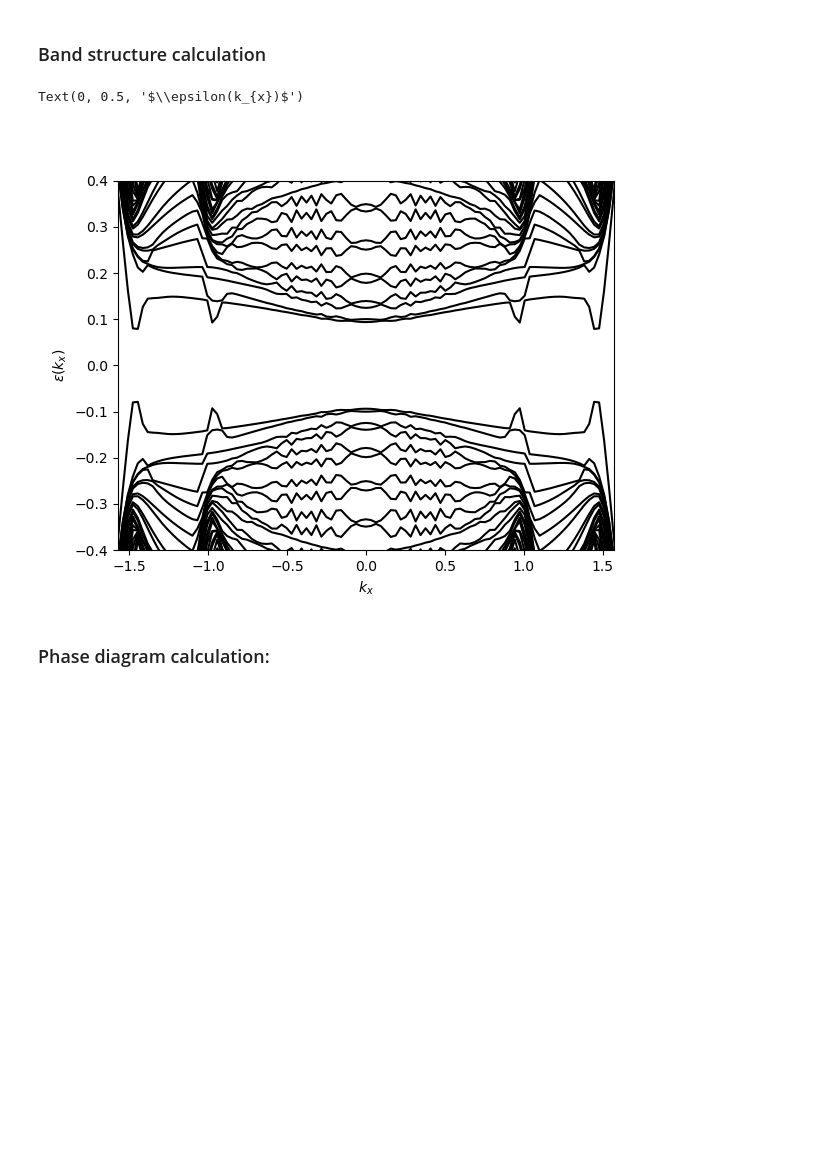
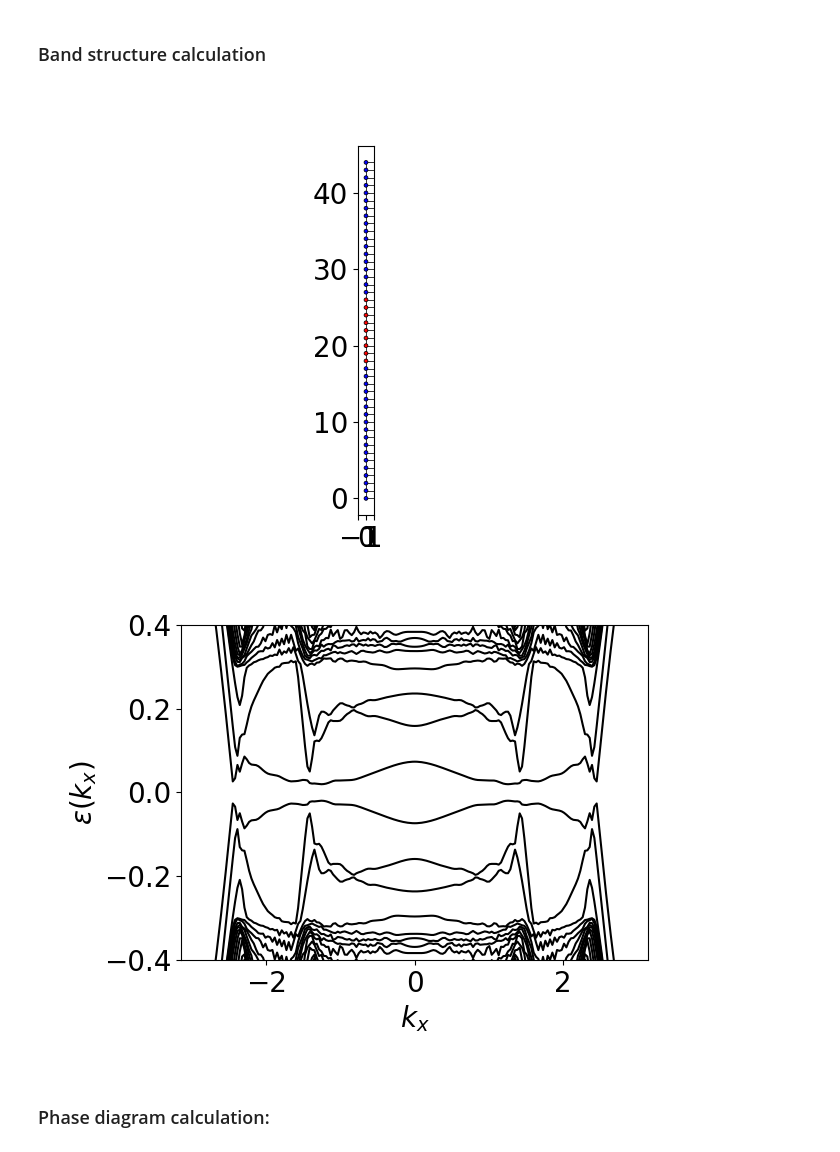
Before and after one commit to krishtoffel99/Josephson-Investigations-Old, a Jupyter notebook: Josephson effect and Supercurrents/Rashba2DEGJunction/RashbaJunction_band_structures.ipynb, the cells around one changed output. Drawn from its saved outputs; the diff is of its cells as text; code cells hidden in the pictures; blank space fills up the shorter version.

Commit message:
Updates: Band Structures, Phase Diagrams, Bulk Gaps, Created Save session folder

```diff
--- a/Josephson effect and Supercurrents/Rashba2DEGJunction/RashbaJunction_band_structures.ipynb
+++ b/Josephson effect and Supercurrents/Rashba2DEGJunction/RashbaJunction_band_structures.ipynb
@@ -27,7 +33,8 @@ class parameters:
     mu : float # Chemical potential
     alpha : float # Rashba coupling
     E_z : float # In plane Zeeman
-    Delta : float # Superconducting gap
+    Deltabottom : float # Superconducting gap in bottom superconductor.
+    Deltatop : float # Superconducting gap in top superconductor.
     phase : float # Phase bias of Josephson junction
     k : float # Boltzmann constant
     T : float # Temperature
@@ -35,17 +42,15 @@ class parameters:
 
 def make_lead(params, plot):
     # Continuum model:
-    hamiltonian_bottom = """ (1/(2*m_eff))*(k_x**2 + k_y**2)*kron(sigma_z , sigma_0) - mu*kron(sigma_z , sigma_0) + 0.5*(m_eff*(alpha**2))*kron(sigma_z, sigma_0)
-    + alpha*k_x*kron(sigma_z , sigma_y) - alpha*k_y*kron(sigma_z , sigma_x) + E_z*kron(sigma_0 , sigma_x) + Delta*kron(sigma_x , sigma_0)"""
+    hamiltonian_bottom = """ (1/(2*m_eff))*(k_x**2 + k_y**2)*kron(sigma_z , sigma_0) - mu*kron(sigma_z , sigma_0) + alpha*k_x*kron(sigma_z , sigma_y) - alpha*k_y*kron(sigma_z , sigma_x) + Deltabottom*kron(sigma_x , sigma_0)"""
 
-    hamiltonian_top = """ (1/(2*m_eff))*(k_x**2 + k_y**2)*kron(sigma_z , sigma_0) - mu*kron(sigma_z , sigma_0) + 0.5*(m_eff*(alpha**2))*kron(sigma_z, sigma_0)
-    + alpha*k_x*kron(sigma_z , sigma_y) - alpha*k_y*kron(sigma_z , sigma_x) + E_z*kron(sigma_0 , sigma_x) + 0.5*Delta*exp1*kron(sigma_x + I*sigma_y , sigma_0)
-    + 0.5*Delta*exp2*kron(sigma_x - I*sigma_y , sigma_0)
-    """
+    hamiltonian_top = """ (1/(2*m_eff))*(k_x**2 + k_y**2)*kron(sigma_z , sigma_0) - mu*kron(sigma_z , sigma_0) + alpha*k_x*kron(sigma_z , sigma_y) - alpha*k_y*kron(sigma_z , sigma_x) + 0.5*Deltatop*exp1*kron(sigma_x + I*sigma_y , sigma_0) + 0.5*Deltatop*exp2*kron(sigma_x - I*sigma_y , sigma_0)"""
 
-    template_sc_top = discretize(hamiltonian_top , locals = {'exp1' : np.exp(1j*params.phase) , 'exp2': np.exp(-1j*params.phase) } ,  grid = params.a )
-    template_sc_bottom = discretize(hamiltonian_bottom , grid = params.a)
-    template_normal = discretize(hamiltonian_bottom , locals =  {'Delta' : 0 , 'E_z' : 0 } , grid = params.a)
+    hamiltonian_normal = """ (1/(2*m_eff))*(k_x**2 + k_y**2)*kron(sigma_z , sigma_0) - mu*kron(sigma_z , sigma_0) + alpha*k_x*kron(sigma_z , sigma_y) - alpha*k_y*kron(sigma_z , sigma_x) + E_z*kron(sigma_0 , sigma_x) """
+
+    template_sc_top = discretize(hamiltonian_top , locals = {'exp1' : np.exp(1j*params.phase) , 'exp2': np.exp(-1j*params.phase)} ,  grid = params.a )
+    template_sc_bottom = discretize(hamiltonian_bottom ,  grid = params.a)
+    template_normal = discretize(hamiltonian_normal , grid = params.a)
 
     lead = kwant.Builder(kwant.TranslationalSymmetry((-params.a , 0)))
 
@@ -61,40 +66,41 @@ def make_lead(params, plot):
 
     def normal_region(site):
         (x , y) = site.pos
         return ((half_L_y - half_w)< y < (half_L_y + half_w))
 
     def bottom_super_region(site):
         (x , y) = site.pos
         return (0 <=y <= (half_L_y - half_w))
 
     def top_super_region(site):
         (x , y) = site.pos
         return ((half_L_y + half_w)  <= y < params.L_y)
 
     lead.fill(template_sc_bottom , bottom_super_region , (0 , 0) )
     lead.fill(template_normal , normal_region , (0 , (half_L_y - half_w) + 1))
     lead.fill(template_sc_top , top_super_region , (0 , (half_L_y + half_w)))
 
     if plot == True:
         kwant.plot(lead , site_lw = 0.1 ,  site_color = normal_region_color );
     return lead.finalized()
 
-params = parameters(a = 0.5 , L_x = 0, L_y = 61 , W  = 5 , m_eff = 1, mu = 2.8 , alpha = 0.5 , E_z= 0.2 , Delta = 0.3 , phase = np.pi*0.0, k = constants.k , T = 0.05 , current_unit = constants.current_unit)
-syst  = make_lead(params , plot = False)
+params_ = parameters(a = 1 , L_x = 0, L_y = 45 , W  = 10 , m_eff = 0.5, mu = 2.8 , alpha = 1 , E_z= 0.28 , Deltatop = 0.3 , Deltabottom = 0.32, phase = 0.57*np.pi, k = constants.k , T = 0.05 , current_unit = constants.current_unit)
+syst  = make_lead(params_ , plot = True)
 
 # Plotting band structure of the Josephson junction:
-bands = kwant.physics.Bands(syst , params = asdict(params))
+bands = kwant.physics.Bands(syst , params = asdict(params_))
 momenta = np.linspace(-np.pi , np.pi , 201)
 energies = [bands(k) for k in momenta]
 fig , ax = plt.subplots()
 ax.plot(momenta , energies , color = 'k');
-ax.set_xlim(left = -np.pi/2 , right = np.pi/2)
-ax.set_ylim(bottom = -params.Delta - 0.1 , top = params.Delta + 0.1)
+ax.set_xlim(left = -np.pi , right = np.pi)
+ax.set_ylim(bottom = -params_.Deltatop - 0.1 , top = params_.Deltatop + 0.1)
 ax.set_xlabel(r'$k_{x}$')
 ax.set_ylabel(r'$\epsilon(k_{x})$')
+plt.tight_layout()
 # %% [output]
-Text(0, 0.5, '$\\epsilon(k_{x})$')
-[figure, old version]
+[figure, new version]
+[figure, added]
 # %% [markdown]
 ### Phase diagram calculation:
 # %% [markdown]
```
Also changed, not shown: parts of 8 cells of this notebook, 6 other files.
